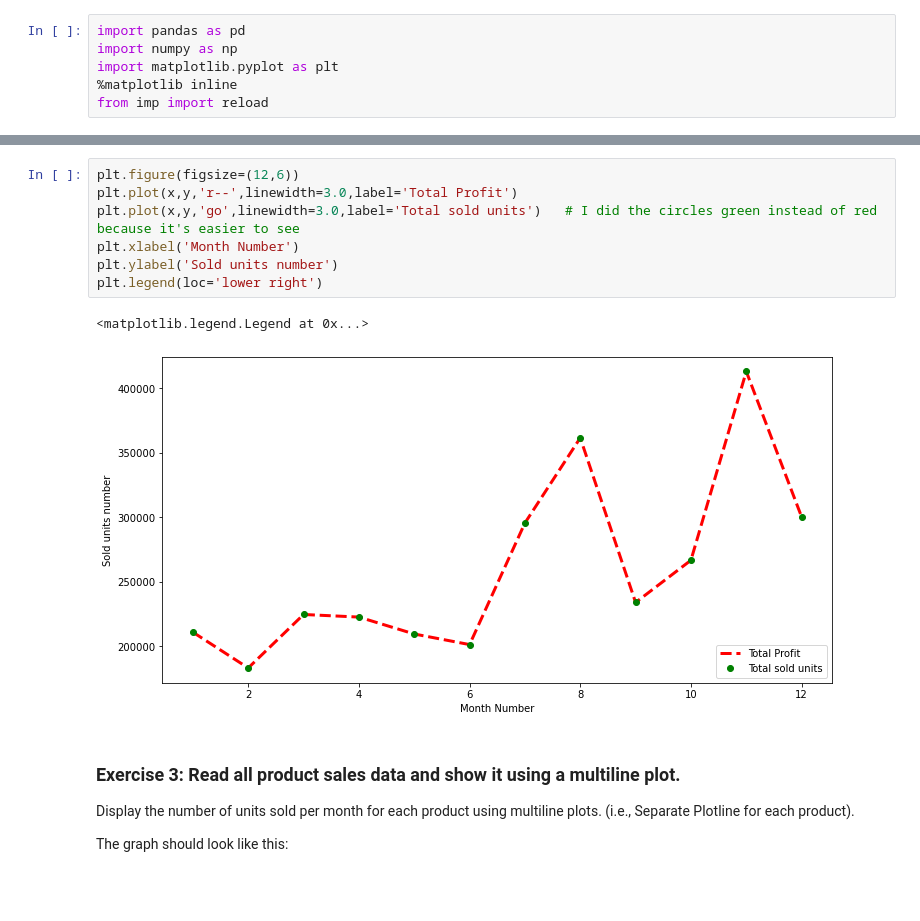
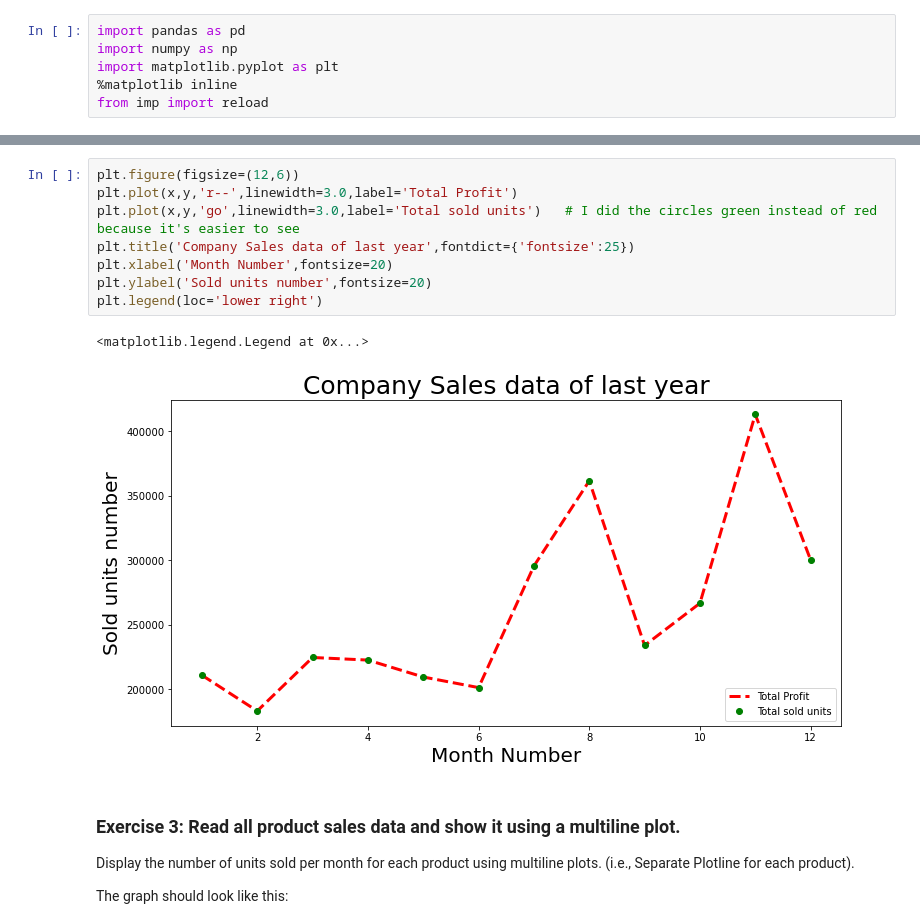
Before and after one commit to Forcystus91/ai_nov21, a Jupyter notebook: Chapter 1/08. Matplotlib/Matplotlib_exercises.ipynb, the cells around one changed output, grey strips where cells are left out. Cells and saved outputs as stored; diff of their text form; blank space fills up the shorter version.

```diff
--- a/Chapter 1/08. Matplotlib/Matplotlib_exercises.ipynb
+++ b/Chapter 1/08. Matplotlib/Matplotlib_exercises.ipynb
@@ -47,13 +53,14 @@ The line plot graph should look like this:
 # %%
 plt.figure(figsize=(12,6))
 plt.plot(x,y,'r--',linewidth=3.0,label='Total Profit')
 plt.plot(x,y,'go',linewidth=3.0,label='Total sold units')   # I did the circles green instead of red because it's easier to see
-plt.xlabel('Month Number')
-plt.ylabel('Sold units number')
+plt.title('Company Sales data of last year',fontdict={'fontsize':25})
+plt.xlabel('Month Number',fontsize=20)
+plt.ylabel('Sold units number',fontsize=20)
 plt.legend(loc='lower right')
 # %% [output]
 <matplotlib.legend.Legend at 0x...>
-[figure, old version]
+[figure, new version]
 # %% [markdown]
 ### Exercise 3: Read all product sales data and show it using a multiline plot.
 Display the number of units sold per month for each product using multiline plots. (i.e., Separate Plotline for each product).
```
Also changed, not shown: parts of 10 cells of this notebook, 2 other files.
